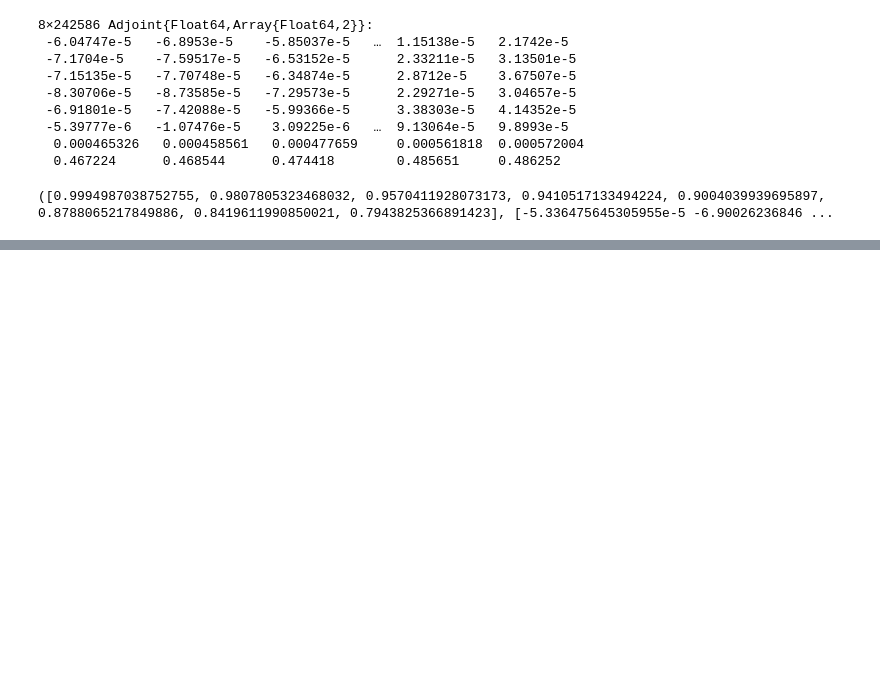
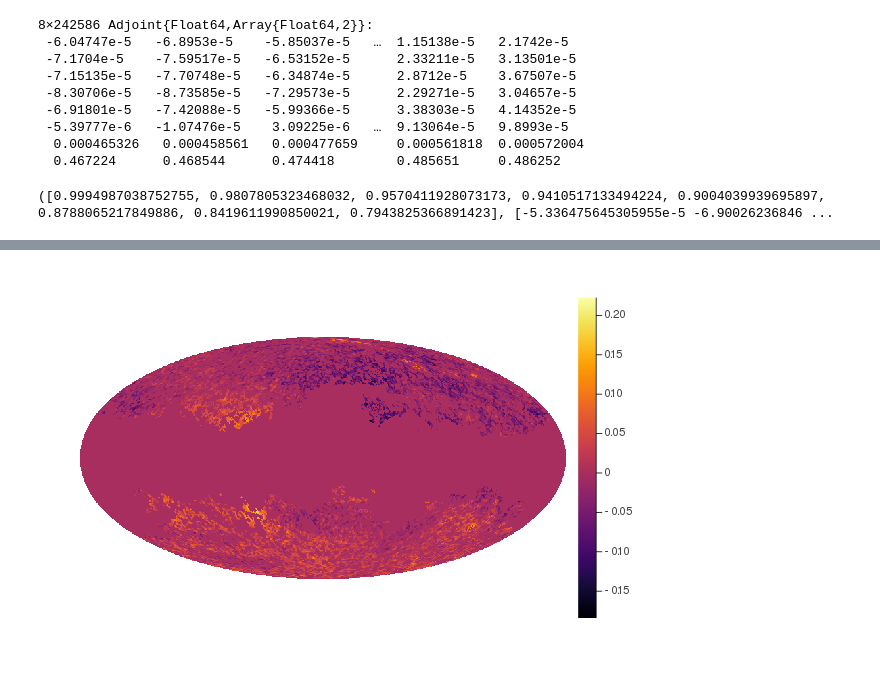
Before and after one commit to quzhijie/CMB_SZ, a Jupyter notebook: DMF_CMB_SZ.ipynb, the cells around one changed output, grey strips where cells are left out. Cells and saved outputs as stored; diff of their text form; code cells hidden in the pictures; blank space fills up the shorter version.

```diff
--- a/DMF_CMB_SZ.ipynb
+++ b/DMF_CMB_SZ.ipynb
@@ -56,5 +60,7 @@ plot(map_temp)
 # %%
 map_temp.pixels[mask_good] .= -C_hat[:, 3]
-plot(map_temp)
+plot(map_temp, fmt = :png)
+# %% [output]
+[figure, added]
 # %%
 map_temp.pixels[mask_good] .= C_hat[:, 4]
```
Also changed, not shown: parts of 4 cells of this notebook, 1 other file.
